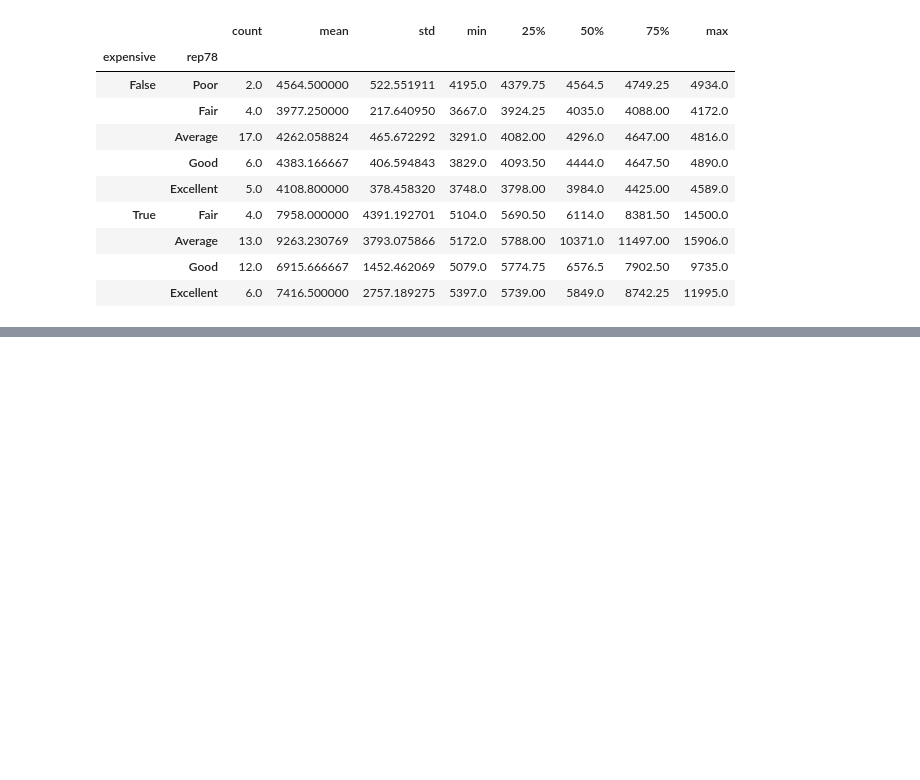
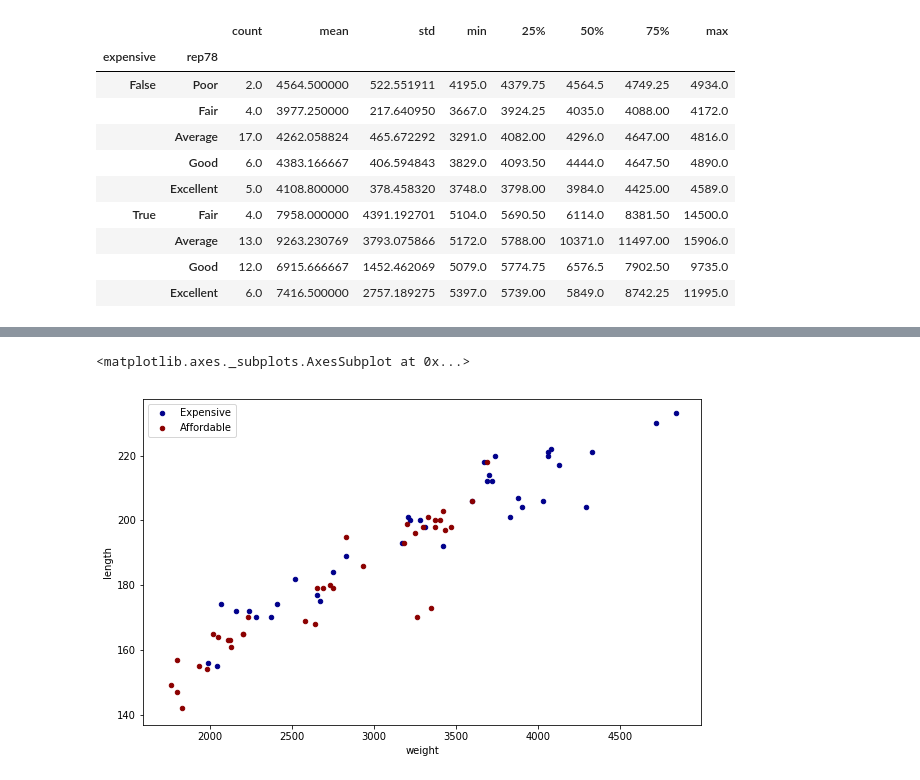
Before and after one commit to adamrossnelson/pandas_presentation, a Jupyter notebook: pandas_talk_auto.ipynb, the cells around one changed output, grey strips where cells are left out. Saved outputs shown, nothing was run; the diff lists cells and outputs as text; code cells hidden in the pictures; blank space fills up the shorter version.

```diff
--- a/pandas_talk_auto.ipynb
+++ b/pandas_talk_auto.ipynb
@@ -234,0 +248,7 @@ auto_df_grpby_aff_rep78['price'].mean().plot(kind='bar');
+# %%
+ax = auto_df[auto_df['expensive'] == True].plot.scatter('weight','length', color='DarkBlue', label='Expensive')
+auto_df[auto_df['expensive'] == False].plot.scatter(
+    'weight','length', color='DarkRed', label='Affordable', figsize=(10,6), ax=ax)
+# %% [output]
+<matplotlib.axes._subplots.AxesSubplot at 0x...>
+[figure, added]
```
Also changed, not shown: parts of 5 cells of this notebook.
